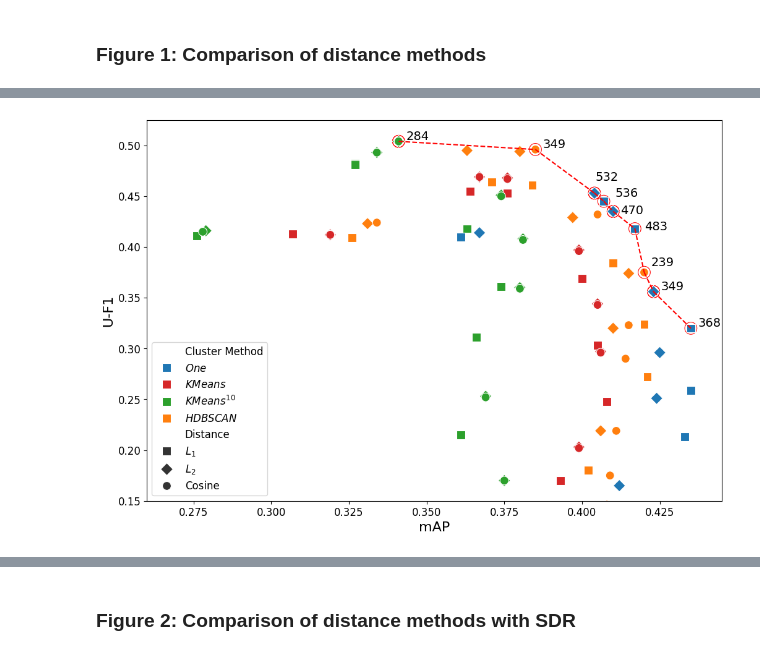
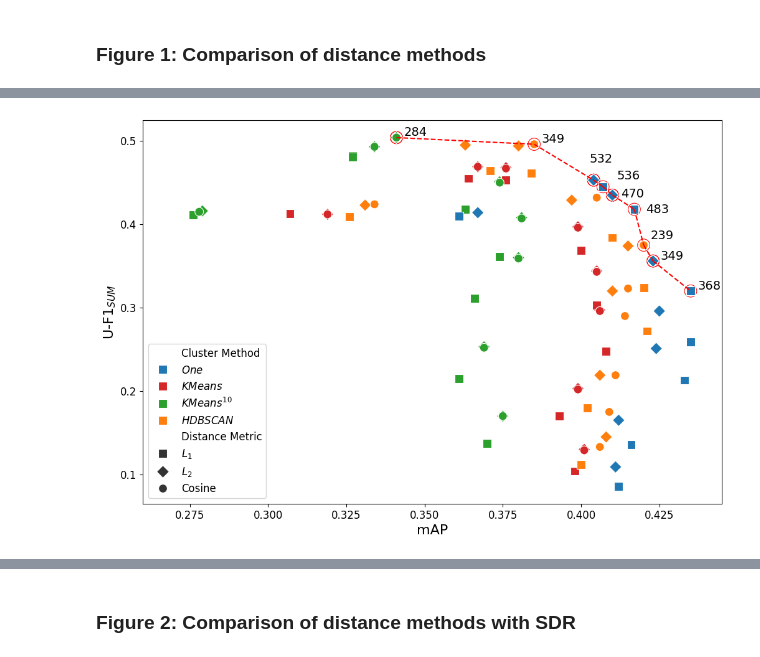
Before and after one commit to aitor-martinez-seras/OoD_in_Object_Detection, a Jupyter notebook: process_results.ipynb, the cells around one changed output, grey strips where cells are left out. Cells and saved outputs as stored; diff of their text form; code cells hidden in the pictures.

```diff
--- a/process_results.ipynb
+++ b/process_results.ipynb
@@ -26,7 +26,7 @@ INITIAL_COLUMNS = ['Method', 'which_split', 'conf_thr_train', 'conf_thr_test', '
        'U-AP_(CMIX)', 'U-F1_(CMIX)', 'U-PRE_(CMIX)', 'U-REC_(CMIX)', 'A-OSE',
        'WI-08', 'mAP_(VOC_test)', 'Model', 'args', 'custom_hyp']
 
-FINAL_COLUMNS = ['Method', 'cluster_method',
+FINAL_COLUMNS = ['Method', 'cluster_method', 'fusion_strat',
                  'mAP_(VOC_test)',
                  'U-AP_(COOD)', 'U-F1_(COOD)', 'U-PRE_(COOD)', 'U-REC_(COOD)',
                  'mAP', 'U-AP_(CMIX)', 'U-F1_(CMIX)', 'U-PRE_(CMIX)', 'U-REC_(CMIX)','A-OSE', 'WI-08', 'U-F1_(SUM)']
@@ -59,9 +59,14 @@ NEW_NAMES_FOR_METHODS = {
     'MSP': 'MSP',
     'Energy': 'Energy',
     'ODIN': 'ODIN',
+    'fusion-MSP-Energy': 'MSP-Energy',
+    'fusion-MSP-Energy-ODIN': 'MSP-Energy-ODIN',
+    'fusion-MSP-Cosine_cl_stride': 'MSP-Cosine',
+    'fusion-MSP-CosineIvis': 'MSP-Cosine$^{SDR}$',
+    'fusion-Cosine_cl_stride-CosineIvis': 'Cosine-Cosine$^{SDR}$',
     }
 
-CLUSTER_METHODS_TO_KEEP = ['one', 'all', 'KMeans', 'KMeans_10', 'HDBSCAN', '-']
+CLUSTER_METHODS_TO_KEEP = ['one', 'all', 'KMeans', 'KMeans_10', 'HDBSCAN', '-', 'KMeans_10-HDBSCAN']
 NEW_NAMES_FOR_CLUSTER_METHODS = {
     'one': '$One$',
     'all': '$All$',
@@ -70,6 +75,7 @@ NEW_NAMES_FOR_CLUSTER_METHODS = {
     'KMeans_10': '$KMeans^{10}$',
     'HDBSCAN': '$HDBSCAN$',
     'AgglomerativeClustering': '$Agglomerative$',
+    'KMeans_10-HDBSCAN': 'KMeans_10-$HDBSCAN$',
 }
 
 # Paths
@@ -97,7 +103,7 @@ MARKERS = {
     'MSP': 'P',#'v',
     'Energy': 'P',#'P',
     'ODIN': 'P',#'X',
-    'Non-dominated': '*',
+    '$ND_{prev}$': '*',
 }
 # %% [markdown]
 ### Functions
@@ -265,14 +475,15 @@ folders_to_consider = [
 ]
 df = convert_list_of_paths_into_df(folders_to_consider)
 df.reset_index(drop=True, inplace=True)
-df_final = format_df(df, columns_to_keep=FINAL_COLUMNS_WITH_CONF_THR)
+df_cluster_methods = format_df(df, columns_to_keep=FINAL_COLUMNS_WITH_CONF_THR)
+df_final = df_cluster_methods.copy()
 
 # Change the column name cluster_method to Cluster Method and Method to Distance
 df_final = df_final.rename(columns={'cluster_method': 'Cluster Method'})
-df_final = df_final.rename(columns={'Method': 'Distance'})
+df_final = df_final.rename(columns={'Method': 'Distance Metric'})
 
 # Prints
-print(df_final['Distance'].unique())
+print(df_final['Distance Metric'].unique())
 print(df_final['Cluster Method'].unique())
 df_final.tail()
 # %% [output]
@@ -418,11 +512,11 @@ USE_SHADED_AREAS = False
 USE_LIMS = True
 XLIM = (0.26, 0.445)
 if WHICH_SUBSET == 'CMIX':
-    YLIM = (0.025, 0.22)
+    YLIM = (0.025, 0.18)
 elif WHICH_SUBSET == 'COOD':
-    YLIM = (0.025, 0.22)
+    YLIM = (0.025, 0.35)
 else:
-    YLIM = (0.15, 0.525)
+    YLIM = (0.065, 0.525)
 FONTSIZE_XY_LABELS = 16
 FONTSIZE_AOSE = 14
 FONTSIZE_LEGEND = 'large'
@@ -437,9 +531,16 @@ COLOR_NON_DOMINATED = 'red'
 # These are any points that have no other point with a higher mAP and U-F1 at the same time
 # For each point, check if there is any other point with a higher mAP and U-F1
 # If there is not, then the point is non-dominated
-non_dominated_points = obtain_non_dominated_points_positions_map_f1(df_final, WHICH_SUBSET)
-# Extract the non-dominated points into a df
-df_non_dominated_cluster_methods = df_final.iloc[non_dominated_points]
+# non_dominated_points = obtain_non_dominated_points_positions_map_f1(df_final, WHICH_SUBSET)
+# # Extract the non-dominated points into a df
+# df_non_dominated_cluster_methods = df_final.iloc[non_dominated_points]
+
+df_non_dominated_cluster_methods, non_dominated_points = pareto_front(df_final, {
+    'U-F1_(SUM)': 'max',
+    'mAP': 'max',
+    #'A-OSE': 'min',
+    })
+
 
 # Colors for the different cluster methods
 palette = sns.color_palette("tab10")
@@ -447,67 +548,37 @@ colors_for_methods = [palette[0], palette[3], palette[2], palette[1]]
 
 # Figure
 fig, ax = plt.subplots(figsize=(12, 8))
-sns.scatterplot(data=df_final, x='mAP', y=f'U-F1_({WHICH_SUBSET})', hue='Cluster Method', style='Distance',
+sns.scatterplot(data=df_final, x='mAP', y=f'U-F1_({WHICH_SUBSET})', hue='Cluster Method', style='Distance Metric',
                 s=MARKER_SIZE, hue_order=HUE_ORDER,
                 style_order=STYLE_ORDER,
                 markers=MARKERS,
                 #size='A-OSE', sizes=(1, 200), size_norm=(0, 1000),
                 palette=colors_for_methods, ax=ax, legend='brief')
 
 if USE_SHADED_AREAS:
     add_shaded_areas(df_final, ax, colors_for_methods, 'Cluster Method', 'mAP', f'U-F1_({WHICH_SUBSET})')
-    # # Adding shaded areas with adjustable amplitude (bandwidth)
-    # bw_adjust_value = 0.3  # Adjust this value to modulate the amplitude
-    # alpha_value = 0.2
-    # # Adding shaded areas
-    # for method, color in zip(df_final['Cluster Method'].unique(), colors_for_methods):
-    #     subset = df_final[df_final['Cluster Method'] == method]
-    #     sns.kdeplot(x=subset['mAP'], y=subset[f'U-F1_({WHICH_SUBSET})'], ax=ax, fill=True, color=color, alpha=alpha_value, legend=False, bw_adjust=bw_adjust_value,
-    #                 linewidth=0, levels=2)
 
 if USE_LIMS:
     plt.xlim(XLIM)
     plt.ylim(YLIM)
 plt.xlabel('mAP', fontdict={'fontsize': FONTSIZE_XY_LABELS})
-plt.ylabel('U-F1', fontdict={'fontsize': FONTSIZE_XY_LABELS})
+#plt.ylabel(f'U-F1_$\{{WHICH_SUBSET}\}$)', fontdict={'fontsize': FONTSIZE_XY_LABELS})
+plt.ylabel(f'U-F1$_{{{WHICH_SUBSET}}}$', fontdict={'fontsize': FONTSIZE_XY_LABELS})
 plt.xticks(fontsize=FONTSIZE_TICKS)
 plt.yticks(fontsize=FONTSIZE_TICKS)
 
 if HIGHLIGHT_NON_DOMINATED_POINTS:
     highlight_non_dominated_points(ax, df_final, non_dominated_points, 'mAP', f'U-F1_({WHICH_SUBSET})', MARKER_SIZE_NON_DOMINATED, COLOR_NON_DOMINATED, LINEWIDTH_NON_DOMINATED_MARKER)
-    # # Highlight the non-dominated points
-    # for i in non_dominated_points:
-    #     ax.scatter(df_final['mAP'][i], df_final[f'U-F1_({WHICH_SUBSET})'][i], s=MARKER_SIZE_NON_DOMINATED,
-    #             #c='red',
-    #             facecolors='none', marker='o', zorder=0, edgecolors=COLOR_NON_DOMINATED, linewidths=LINEWIDTH_NON_DOMINATED_MARKER)
 
 if CONNECT_NON_DOMINATED_POINTS:
     add_line_connecting_non_dominated_points(ax, df_final, non_dominated_points, 'mAP', f'U-F1_({WHICH_SUBSET})', COLOR_NON_DOMINATED, '--', LINEWIDTH_NON_DOMINATED_LINE)
-    # # Add a line connecting the non-dominated points in descending order of U-F1
-    # non_dominated_points.sort(key=lambda x: df_final[f'U-F1_({WHICH_SUBSET})'][x], reverse=True)
-    # for i in range(len(non_dominated_points)-1):
-    #     x = [df_final['mAP'][non_dominated_points[i]], df_final['mAP'][non_dominated_points[i+1]]]
-    #     y = [df_final[f'U-F1_({WHICH_SUBSET})'][non_dominated_points[i]], df_final[f'U-F1_({WHICH_SUBSET})'][non_dominated_points[i+1]]]
-    #     ax.plot(x, y, c=COLOR_NON_DOMINATED, linestyle='--', linewidth=LINEWIDTH_NON_DOMINATED_LINE)
 
 if ADD_AOSE_VALUES:
     add_text_to_non_dominated_points(ax, df_final, non_dominated_points, 'mAP', f'U-F1_({WHICH_SUBSET})', 'A-OSE', FONTSIZE_AOSE)
-    # # Add text to the non-dominated points with the value of A-OSE
-    # added_text_points = []
-    # for i in non_dominated_points:
-    #     # Store the positions of the points
-    #     x = df_final['mAP'][i]
-    #     y = df_final[f'U-F1_({WHICH_SUBSET})'][i]
-    #     if (x, y) in added_text_points:
-    #         continue
-    #         ax.text(df_final['mAP'][i]-0.007, df_final[f'U-F1_({WHICH_SUBSET})'][i], df_final['A-OSE'][i], fontsize=FONTSIZE_AOSE)
-    #     else:
-    #         ax.text(df_final['mAP'][i]+0.002, df_final[f'U-F1_({WHICH_SUBSET})'][i], df_final['A-OSE'][i], fontsize=FONTSIZE_AOSE)
-    #     added_text_points.append((x, y))
 
 # Increase legend size
 legend = ax.legend(fontsize=FONTSIZE_LEGEND)   # You can use 'small', 'medium', 'large', 'x-large', etc.
-plt.savefig(RQ1_FIGURES_FOLDER / 'cluster_methods.pdf', bbox_inches='tight')
+plt.savefig(RQ1_FIGURES_FOLDER / f'{WHICH_SUBSET}_cluster_methods.pdf', bbox_inches='tight')
 plt.show()
 # %% [output]
-[figure, old version]
+[figure, new version]
```
Also changed, not shown: parts of 59 cells of this notebook, 5 other files.
